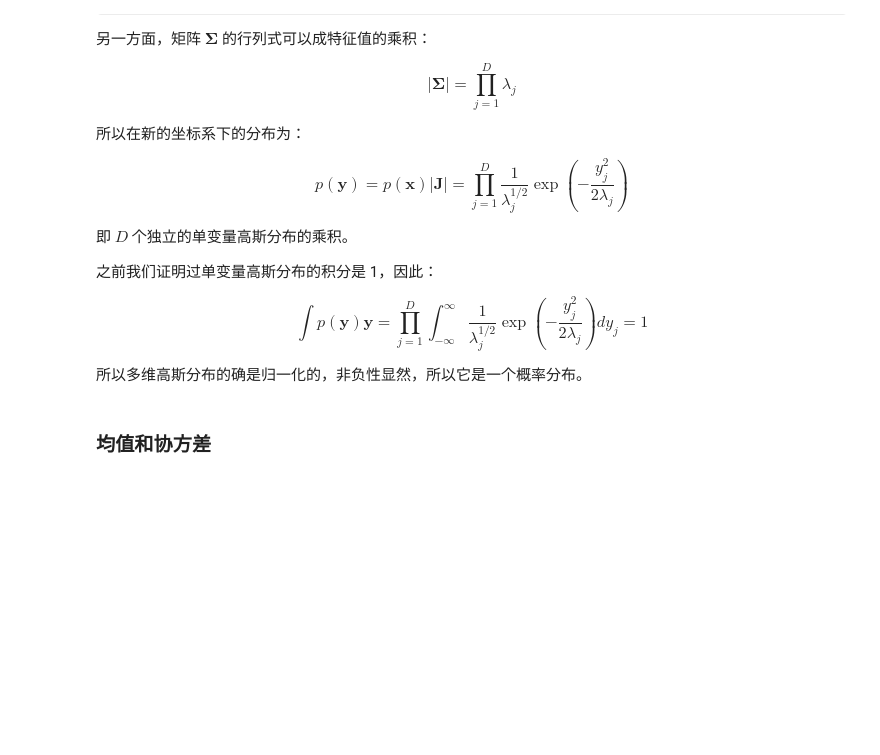
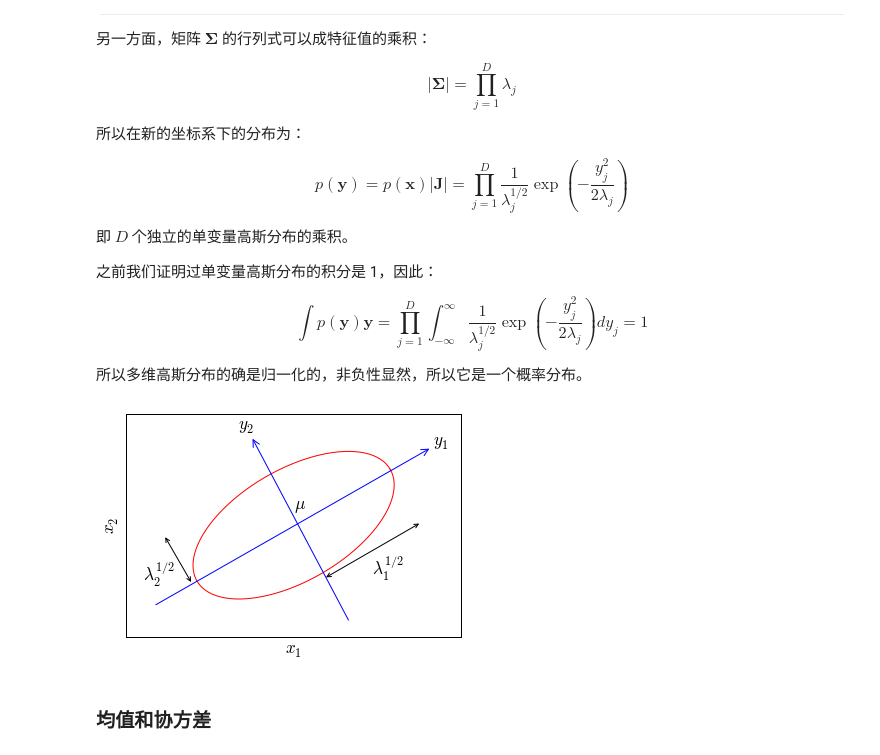
Before and after one commit to wanghaisheng/notes-machine-learning, a Jupyter notebook: Pattern-Recognition-and-Machine-Learning/Chap-02-Probability-Distributions/02-03-The-Gaussian-Distribution.ipynb, the cells around one changed output. Cells and saved outputs as stored; diff of their text form; code cells hidden in the pictures; some formulas as TeX source; blank space fills up the shorter version.

```diff
--- a/Pattern-Recognition-and-Machine-Learning/Chap-02-Probability-Distributions/02-03-The-Gaussian-Distribution.ipynb
+++ b/Pattern-Recognition-and-Machine-Learning/Chap-02-Probability-Distributions/02-03-The-Gaussian-Distribution.ipynb
@@ -132,6 +132,67 @@ $$
 $$
 
 所以多维高斯分布的确是归一化的，非负性显然，所以它是一个概率分布。
+# %%
+import numpy as np
+import scipy as sp
+import matplotlib.pyplot as plt
+
+%matplotlib inline
+
+fig, ax = plt.subplots()
+
+tt = np.linspace(-np.pi, np.pi, 100)
+
+xx = 1 * np.sin(tt)
+yy = 2 * np.cos(tt)
+
+ax.plot(- xx * np.sin(np.pi/6) - yy * np.cos(np.pi/6),
+        xx * np.cos(np.pi/6) - yy * np.sin(np.pi/6), 'r')
+
+ax.set_xlim([-3, 3])
+ax.set_ylim([-2, 2])
+ax.set_xlabel(r"$x_1$", fontsize="xx-large")
+ax.set_ylabel(r"$x_2$", fontsize="xx-large")
+
+ax.set_xticks([])
+ax.set_yticks([])
+
+ax.text(0, 0.3, r"$\mathbf{\mu}$", fontsize="xx-large")
+
+ax.annotate(r"$y_1$",
+            fontsize="xx-large",
+            xy=(-2.5, -2.5 / np.sqrt(3)), xycoords='data',
+            xytext=(2.5, 2.5 / np.sqrt(3)), textcoords='data',
+            arrowprops=dict(arrowstyle="<-",
+                            connectionstyle="arc3",
+                            color="blue"))
+ax.annotate(r"$y_2$",
+            fontsize="xx-large",
+            xy=(1, -np.sqrt(3)), xycoords='data',
+            xytext=(-1, np.sqrt(3)), textcoords='data',
+            arrowprops=dict(arrowstyle="<-",
+                            connectionstyle="arc3",
+                            color="blue"))
+
+ax.annotate("",
+            xy=(0.55, -0.55 * np.sqrt(3)), xycoords='data',
+            xytext=(0.55 + np.sqrt(3), 1-0.55 * np.sqrt(3)), textcoords='data',
+            arrowprops=dict(arrowstyle="<->",
+                            connectionstyle="arc3"),
+            )
+ax.annotate("",
+            xy=(-1.05*np.sqrt(3), -1.05), xycoords='data',
+            xytext=(-1.05*np.sqrt(3)-0.5, -1.05+0.5*np.sqrt(3)), textcoords='data',
+            arrowprops=dict(arrowstyle="<->",
+                            connectionstyle="arc3"),
+            )
+
+ax.text(-2.7, -1, r"$\lambda_2^{1/2}$", fontsize="xx-large")
+ax.text(1.4, -0.9, r"$\lambda_1^{1/2}$", fontsize="xx-large")
+
+plt.show()
+# %% [output]
+[figure, added]
 # %% [markdown]
 ### 均值和协方差
 # %% [markdown]
```
Also changed, not shown: parts of 14 cells of this notebook, 2 other files.
